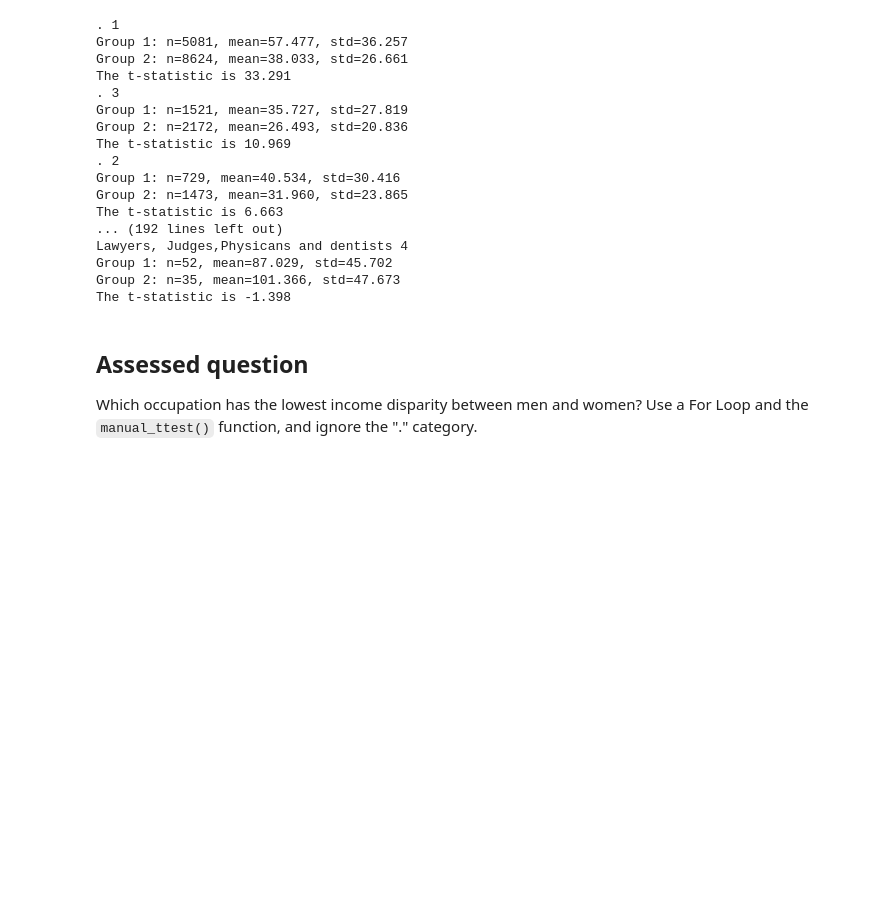
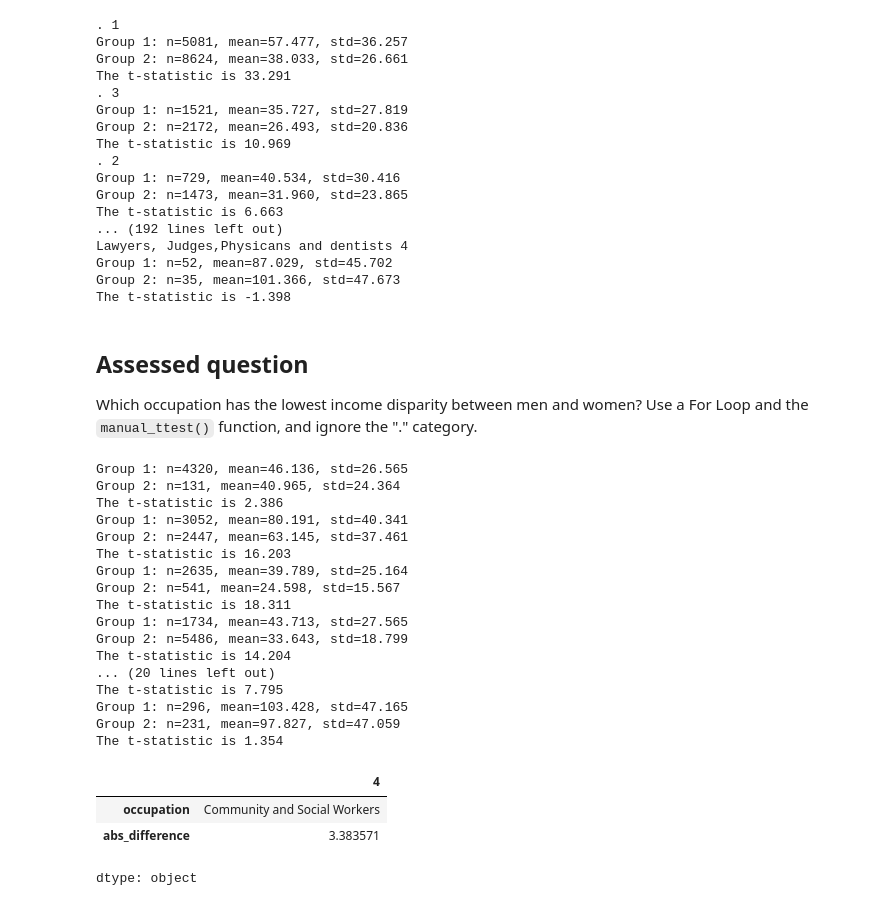
Before and after one commit to nikikeomany-code/QM2, a Jupyter notebook: w06_hypothesis_testing.ipynb, the cells around one changed output. Saved outputs shown, nothing was run; the diff lists cells and outputs as text; code cells hidden in the pictures; blank space fills up the shorter version.

```diff
--- a/w06_hypothesis_testing.ipynb
+++ b/w06_hypothesis_testing.ipynb
@@ -327,3 +327,44 @@ The t-statistic is -1.398
 ## Assessed question
 
 Which occupation has the lowest income disparity between men and women? Use a For Loop and the `manual_ttest()` function, and ignore the "." category.
+# %%
+valid_occupations = [occ for occ in df['occupation'].unique() if occ != "."]
+
+results = []
+
+for occ in valid_occupations:
+    men_income = df[(df['sex'] == 1) & (df['occupation'] == occ)]['income']
+    women_income = df[(df['sex'] == 2) & (df['occupation'] == occ)]['income']
+
+    if len(men_income) > 1 and len(women_income) > 1:
+        t_stat = manual_ttest(men_income, women_income)
+
+        diff = abs(men_income.mean() - women_income.mean())
+        results.append((occ, diff))
+
+results_df = pd.DataFrame(results, columns=['occupation', 'abs_difference'])
+
+lowest_disparity_occ = results_df.sort_values('abs_difference').iloc[0]
+lowest_disparity_occ
+# %% [output]
+Group 1: n=4320, mean=46.136, std=26.565
+Group 2: n=131, mean=40.965, std=24.364
+The t-statistic is 2.386
+Group 1: n=3052, mean=80.191, std=40.341
+Group 2: n=2447, mean=63.145, std=37.461
+The t-statistic is 16.203
+Group 1: n=2635, mean=39.789, std=25.164
+Group 2: n=541, mean=24.598, std=15.567
+The t-statistic is 18.311
+Group 1: n=1734, mean=43.713, std=27.565
+Group 2: n=5486, mean=33.643, std=18.799
+The t-statistic is 14.204
+... (20 lines left out)
+The t-statistic is 7.795
+Group 1: n=296, mean=103.428, std=47.165
+Group 2: n=231, mean=97.827, std=47.059
+The t-statistic is 1.354
+|  | 4 |
+| occupation | Community and Social Workers |
+| abs_difference | 3.383571 |
+dtype: object
```
Also changed, not shown: parts of 8 cells of this notebook.
